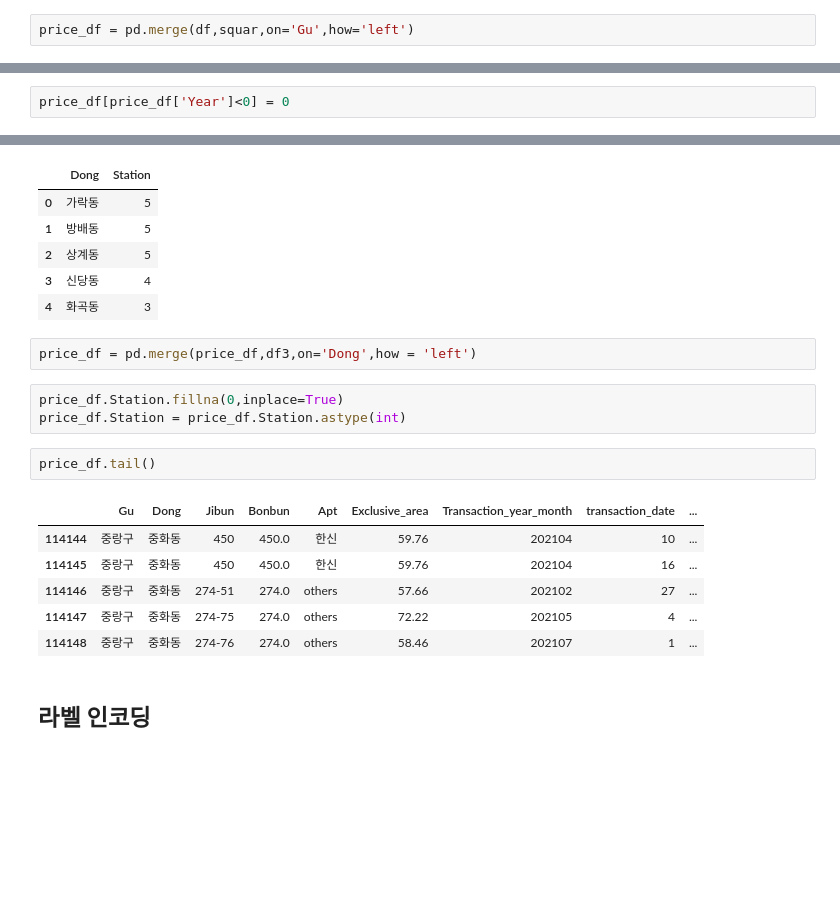
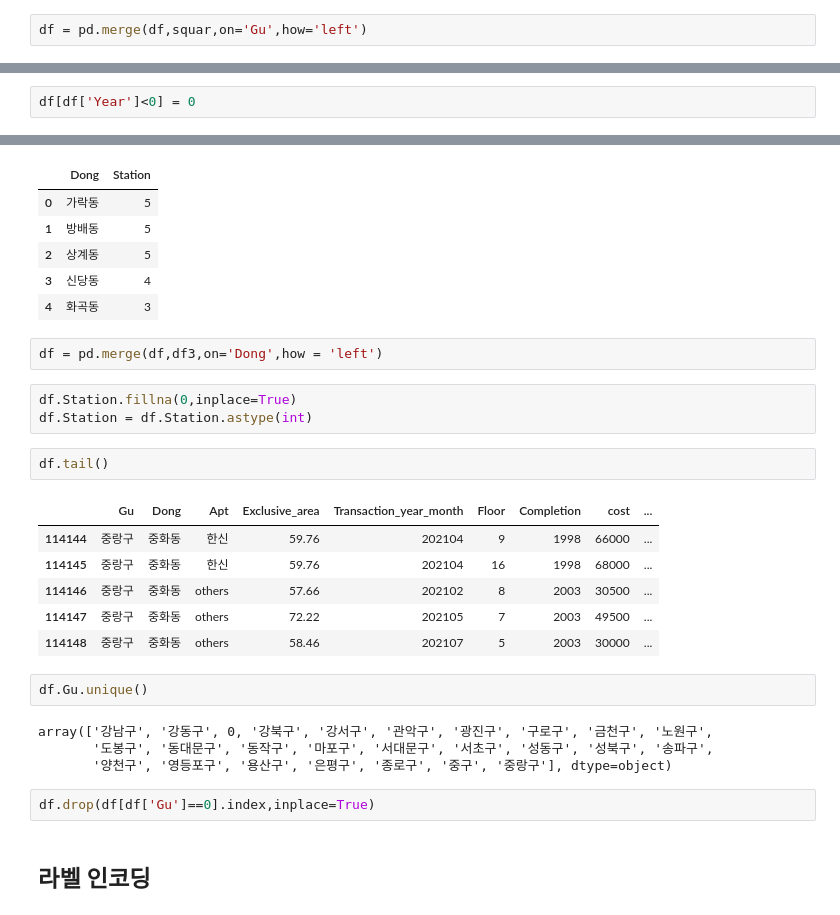
Before and after one commit to ujaei21/2nd_project, a Jupyter notebook: price_EDA.ipynb, the cells around one changed output, grey strips where cells are left out. Drawn from its saved outputs; the diff is of its cells as text; blank space fills up the shorter version.

```diff
--- a/price_EDA.ipynb
+++ b/price_EDA.ipynb
@@ -414,5 +395,5 @@ squar.iloc[24,0] == df.iloc[0,0]
 # %% [output]
 True
 # %%
-price_df = pd.merge(df,squar,on='Gu',how='left')
+df = pd.merge(df,squar,on='Gu',how='left')
 # %%
@@ -452,5 +433,5 @@ price_df[price_df['Year']<0]
 # %%
-price_df[price_df['Year']<0] = 0
+df[df['Year']<0] = 0
 # %% [markdown]
 ### 지하철 추가
 # %%
@@ -476,19 +457,27 @@ df3.head()
 | 3 | 신당동 | 4 |
 | 4 | 화곡동 | 3 |
 # %%
-price_df = pd.merge(price_df,df3,on='Dong',how = 'left')
+df = pd.merge(df,df3,on='Dong',how = 'left')
 # %%
-price_df.Station.fillna(0,inplace=True)
-price_df.Station = price_df.Station.astype(int)
+df.Station.fillna(0,inplace=True)
+df.Station = df.Station.astype(int)
 # %%
-price_df.tail()
+df.tail()
 # %% [output]
-|  | Gu | Dong | Jibun | Bonbun | Apt | Exclusive_area | Transaction_year_month | transaction_date | ... |
-| 114144 | 중랑구 | 중화동 | 450 | 450.0 | 한신 | 59.76 | 202104 | 10 | ... |
-| 114145 | 중랑구 | 중화동 | 450 | 450.0 | 한신 | 59.76 | 202104 | 16 | ... |
-| 114146 | 중랑구 | 중화동 | 274-51 | 274.0 | others | 57.66 | 202102 | 27 | ... |
-| 114147 | 중랑구 | 중화동 | 274-75 | 274.0 | others | 72.22 | 202105 | 4 | ... |
-| 114148 | 중랑구 | 중화동 | 274-76 | 274.0 | others | 58.46 | 202107 | 1 | ... |
+|  | Gu | Dong | Apt | Exclusive_area | Transaction_year_month | Floor | Completion | cost | ... |
+| 114144 | 중랑구 | 중화동 | 한신 | 59.76 | 202104 | 9 | 1998 | 66000 | ... |
+| 114145 | 중랑구 | 중화동 | 한신 | 59.76 | 202104 | 16 | 1998 | 68000 | ... |
+| 114146 | 중랑구 | 중화동 | others | 57.66 | 202102 | 8 | 2003 | 30500 | ... |
+| 114147 | 중랑구 | 중화동 | others | 72.22 | 202105 | 7 | 2003 | 49500 | ... |
+| 114148 | 중랑구 | 중화동 | others | 58.46 | 202107 | 5 | 2003 | 30000 | ... |
+# %%
+df.Gu.unique()
+# %% [output]
+array(['강남구', '강동구', 0, '강북구', '강서구', '관악구', '광진구', '구로구', '금천구', '노원구',
+       '도봉구', '동대문구', '동작구', '마포구', '서대문구', '서초구', '성동구', '성북구', '송파구',
+       '양천구', '영등포구', '용산구', '은평구', '종로구', '중구', '중랑구'], dtype=object)
+# %%
+df.drop(df[df['Gu']==0].index,inplace=True)
 # %% [markdown]
 ## 라벨 인코딩
 # %%
```
Also changed, not shown: parts of 46 cells of this notebook, 4 other files.
